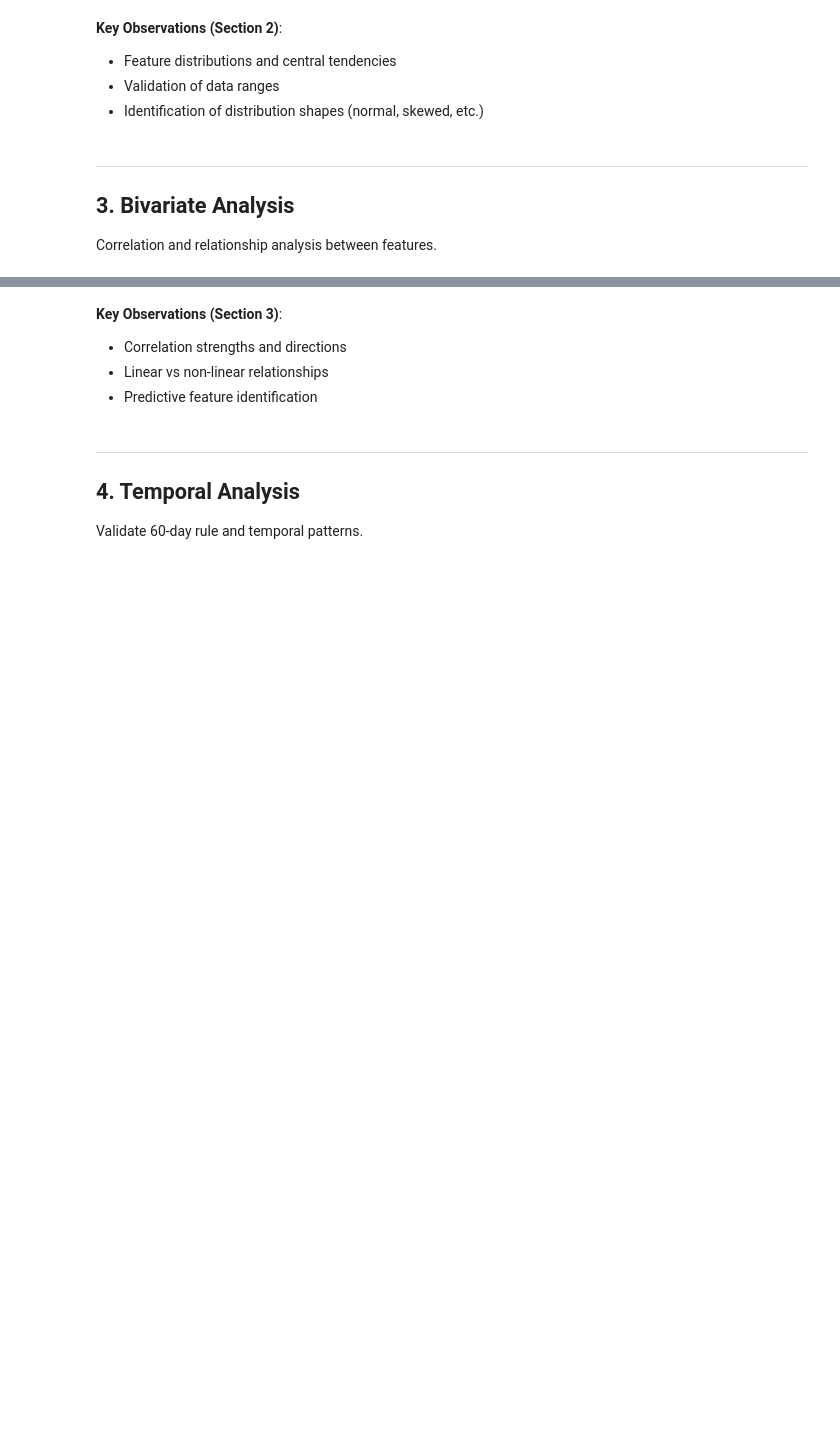
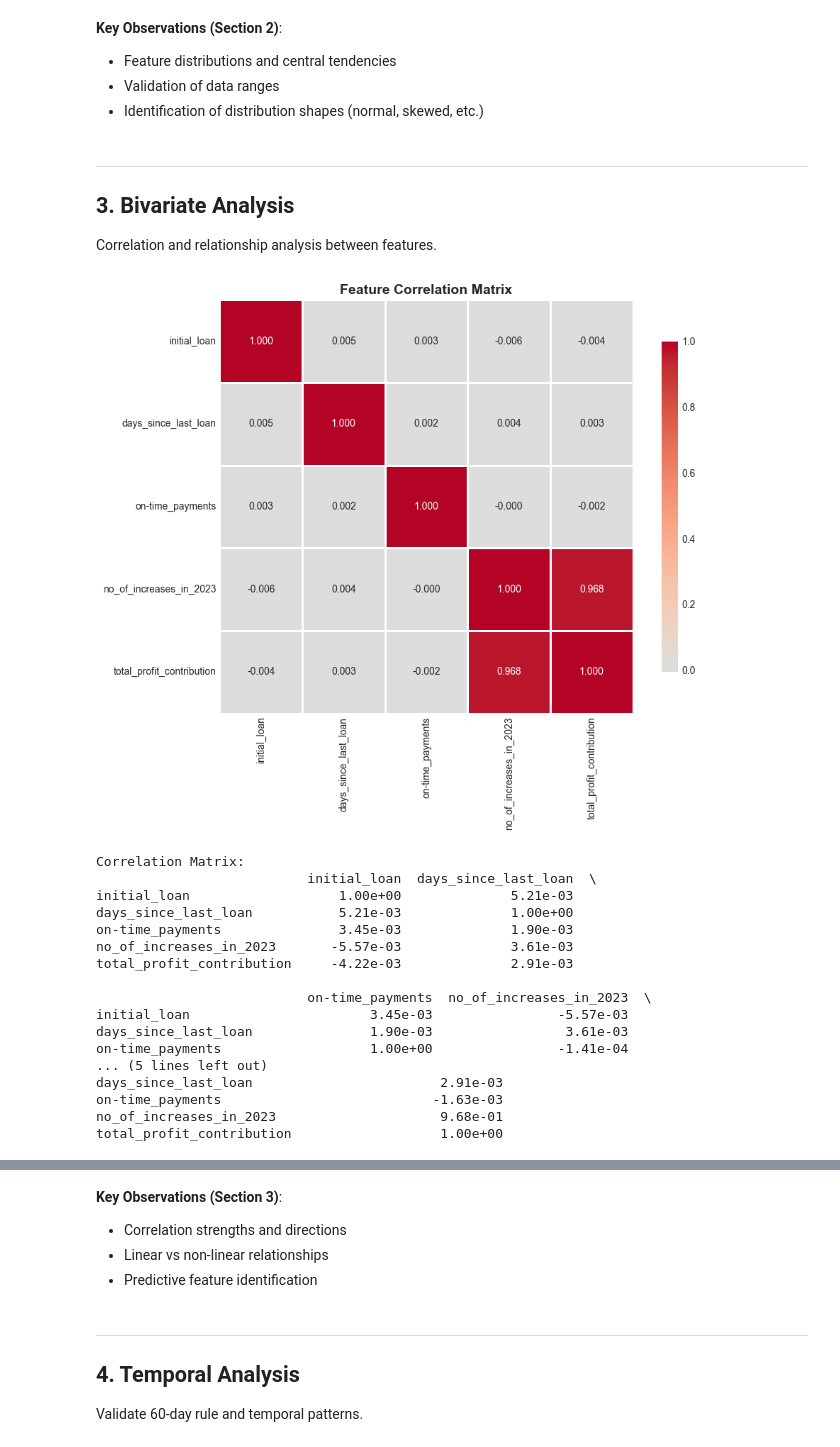
Before and after one commit to whitehackr/Loan-Limit-Optimization, a Jupyter notebook: notebooks/01_exploratory_data_analysis.ipynb, the cells around one changed output, grey strips where cells are left out. Saved outputs shown, nothing was run; the diff lists cells and outputs as text; code cells hidden in the pictures; blank space fills up the shorter version.

```diff
--- a/notebooks/01_exploratory_data_analysis.ipynb
+++ b/notebooks/01_exploratory_data_analysis.ipynb
@@ -227,21 +310,40 @@ print(f"  Total: ${df['total_profit_contribution'].sum():,.2f}")
 Correlation and relationship analysis between features.
 # %%
 # Correlation matrix
-numeric_cols = ['initial_loan', 'days_since_last_loan', 'on-time_payments_percentage',
+numeric_cols = ['initial_loan', 'days_since_last_loan', 'on-time_payments',
                 'no_of_increases_in_2023', 'total_profit_contribution']
 
 corr_matrix = df[numeric_cols].corr()
 
 fig, ax = plt.subplots(figsize=(10, 8))
 sns.heatmap(corr_matrix, annot=True, fmt='.3f', cmap='coolwarm', center=0,
             square=True, linewidths=1, cbar_kws={"shrink": 0.8})
 ax.set_title('Feature Correlation Matrix', fontsize=14, fontweight='bold')
 plt.tight_layout()
 plt.savefig('../outputs/figures/correlation_matrix.png', dpi=300, bbox_inches='tight')
 plt.show()
 
 print("Correlation Matrix:")
 print(corr_matrix)
+# %% [output]
+[figure, added]
+Correlation Matrix:
+                           initial_loan  days_since_last_loan  \
+initial_loan                   1.00e+00              5.21e-03
+days_since_last_loan           5.21e-03              1.00e+00
+on-time_payments               3.45e-03              1.90e-03
+no_of_increases_in_2023       -5.57e-03              3.61e-03
+total_profit_contribution     -4.22e-03              2.91e-03
+
+                           on-time_payments  no_of_increases_in_2023  \
+initial_loan                       3.45e-03                -5.57e-03
+days_since_last_loan               1.90e-03                 3.61e-03
+on-time_payments                   1.00e+00                -1.41e-04
+... (5 lines left out)
+days_since_last_loan                        2.91e-03
+on-time_payments                           -1.63e-03
+no_of_increases_in_2023                     9.68e-01
+total_profit_contribution                   1.00e+00
 # %%
 # Scatter plots: Key relationships
 fig, axes = plt.subplots(2, 2, figsize=(14, 12))
```
Also changed, not shown: parts of 23 cells of this notebook.
